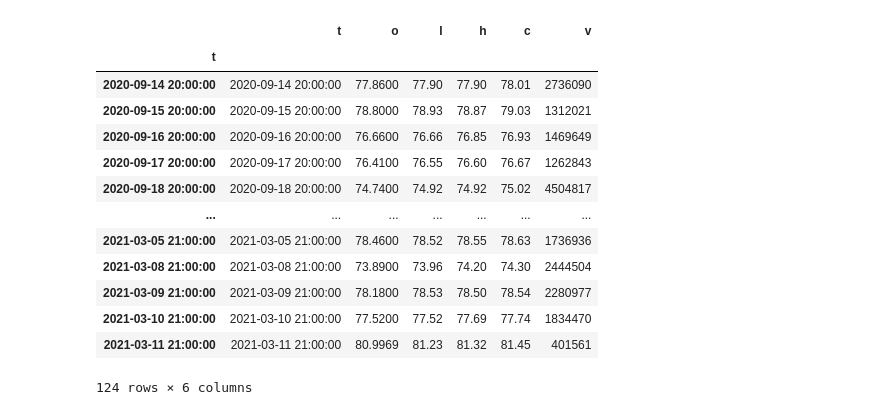
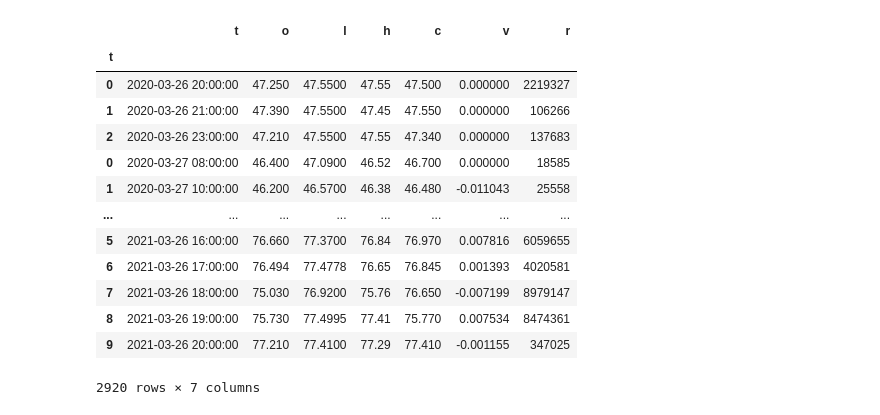
Before and after one commit to tgittos/money-printer-server, a Jupyter notebook: notebooks/stonks/amd.ipynb, the cells around one changed output. Saved outputs shown, nothing was run; the diff lists cells and outputs as text; code cells hidden in the pictures.

```diff
--- a/notebooks/stonks/amd.ipynb
+++ b/notebooks/stonks/amd.ipynb
@@ -10,26 +10,2 @@ from lib.finnhub.data import FinnhubData as finnhub
 from lib.oscillators import macd_over_period, stochastic_over_period
 from lib.charts import chart
-# %%
-ticker = 'AMD'
-
-fh = finnhub()
-data = fh.get_historical_data(ticker, fh.get_daily_closings, days = 180)
-
-data.index = data['t']
-data.sort_index()
-data.drop_duplicates()
-# %% [output]
-|  | t | o | l | h | c | v |
-| t |  |  |  |  |  |  |
-| 2020-09-14 20:00:00 | 2020-09-14 20:00:00 | 77.8600 | 77.90 | 77.90 | 78.01 | 2736090 |
-| 2020-09-15 20:00:00 | 2020-09-15 20:00:00 | 78.8000 | 78.93 | 78.87 | 79.03 | 1312021 |
-| 2020-09-16 20:00:00 | 2020-09-16 20:00:00 | 76.6600 | 76.66 | 76.85 | 76.93 | 1469649 |
-| 2020-09-17 20:00:00 | 2020-09-17 20:00:00 | 76.4100 | 76.55 | 76.60 | 76.67 | 1262843 |
-| 2020-09-18 20:00:00 | 2020-09-18 20:00:00 | 74.7400 | 74.92 | 74.92 | 75.02 | 4504817 |
-| ... | ... | ... | ... | ... | ... | ... |
-| 2021-03-05 21:00:00 | 2021-03-05 21:00:00 | 78.4600 | 78.52 | 78.55 | 78.63 | 1736936 |
-| 2021-03-08 21:00:00 | 2021-03-08 21:00:00 | 73.8900 | 73.96 | 74.20 | 74.30 | 2444504 |
-| 2021-03-09 21:00:00 | 2021-03-09 21:00:00 | 78.1800 | 78.53 | 78.50 | 78.54 | 2280977 |
-| 2021-03-10 21:00:00 | 2021-03-10 21:00:00 | 77.5200 | 77.52 | 77.69 | 77.74 | 1834470 |
-| 2021-03-11 21:00:00 | 2021-03-11 21:00:00 | 80.9969 | 81.23 | 81.32 | 81.45 | 401561 |
-124 rows × 6 columns
@@ -35,0 +16,17 @@ data.drop_duplicates()
+# %%
+mysql.update_candles(ticker, 60)
+# %% [output]
+|  | t | o | l | h | c | v | r |
+| t |  |  |  |  |  |  |  |
+| 0 | 2020-03-26 20:00:00 | 47.250 | 47.5500 | 47.55 | 47.500 | 0.000000 | 2219327 |
+| 1 | 2020-03-26 21:00:00 | 47.390 | 47.5500 | 47.45 | 47.550 | 0.000000 | 106266 |
+| 2 | 2020-03-26 23:00:00 | 47.210 | 47.5500 | 47.55 | 47.340 | 0.000000 | 137683 |
+| 0 | 2020-03-27 08:00:00 | 46.400 | 47.0900 | 46.52 | 46.700 | 0.000000 | 18585 |
+| 1 | 2020-03-27 10:00:00 | 46.200 | 46.5700 | 46.38 | 46.480 | -0.011043 | 25558 |
+| ... | ... | ... | ... | ... | ... | ... | ... |
+| 5 | 2021-03-26 16:00:00 | 76.660 | 77.3700 | 76.84 | 76.970 | 0.007816 | 6059655 |
+| 6 | 2021-03-26 17:00:00 | 76.494 | 77.4778 | 76.65 | 76.845 | 0.001393 | 4020581 |
+| 7 | 2021-03-26 18:00:00 | 75.030 | 76.9200 | 75.76 | 76.650 | -0.007199 | 8979147 |
+| 8 | 2021-03-26 19:00:00 | 75.730 | 77.4995 | 77.41 | 75.770 | 0.007534 | 8474361 |
+| 9 | 2021-03-26 20:00:00 | 77.210 | 77.4100 | 77.29 | 77.410 | -0.001155 | 347025 |
+2920 rows × 7 columns
```
Also changed, not shown: parts of 5 cells of this notebook, 28 other files.
